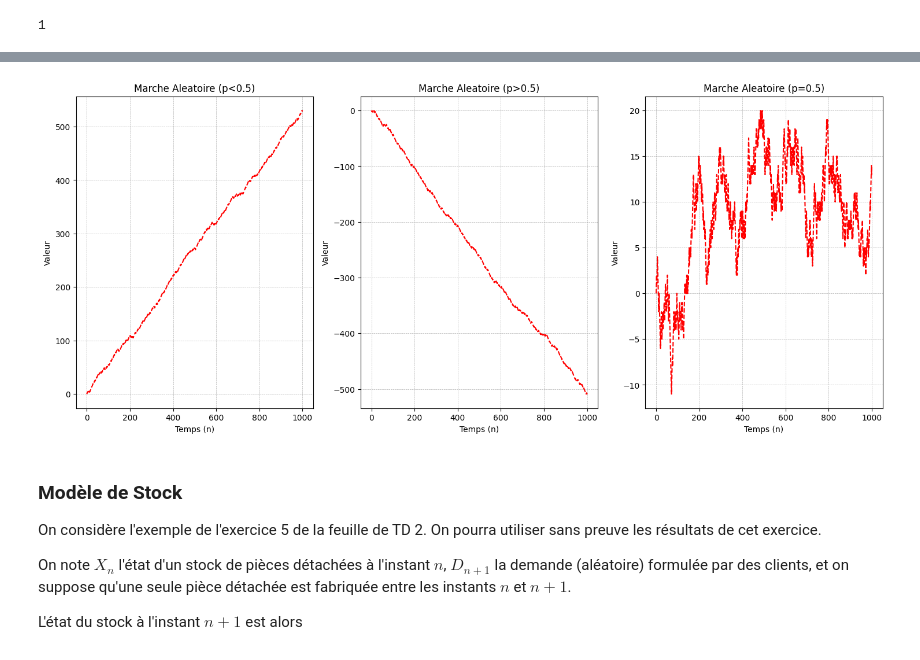
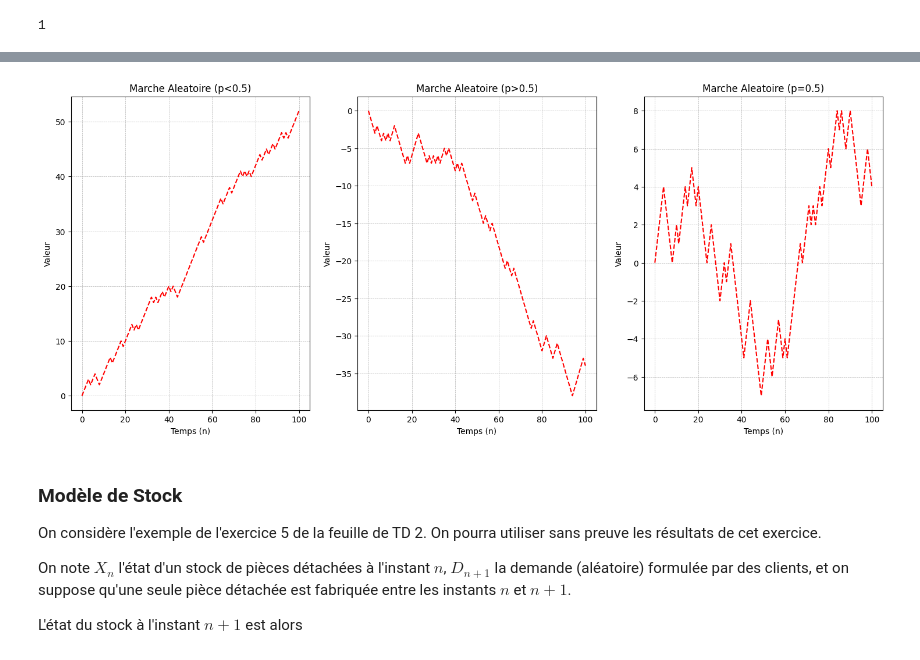
Before and after one commit to Tysonn2605/data-insat-tyson, a Jupyter notebook: notebooks/TP-Markov-sujet-25-26.ipynb, the cells around one changed output, grey strips where cells are left out. Saved outputs shown, nothing was run; the diff lists cells and outputs as text; code cells hidden in the pictures.

```diff
--- a/notebooks/TP-Markov-sujet-25-26.ipynb
+++ b/notebooks/TP-Markov-sujet-25-26.ipynb
@@ -649,26 +649,26 @@ print(marcheAleatoire(1/2, 10))
 # %%
 def plotMarcheAleatoire(p, n):
     pi_arr = []
     for i in range(3):
         pi_arr.append(marcheAleatoire(p[i], n))
 
     fig, axs = plt.subplots(1, 3, figsize=(18, 7))
 
     title = ["Marche Aleatoire (p<0.5)", "Marche Aleatoire (p>0.5)", "Marche Aleatoire (p=0.5)"]
     x_ax = range(n+1)
 
     for i in range(3):
         axs[i].plot(x_ax, pi_arr[i], color='red', ls='--')
         axs[i].set_title(title[i])
         axs[i].set_xlabel("Temps (n)")
         axs[i].set_ylabel("Valeur")
         axs[i].grid(True, ls='--', lw=0.5)
 
     plt.show()
 
-plotMarcheAleatoire([1/4, 3/4, 1/2], 1000)
+plotMarcheAleatoire([1/4, 3/4, 1/2], 100)
 # %% [output]
-[figure, old version]
+[figure, new version]
 # %% [markdown]
 ### Modèle de Stock
 
```
Also changed, not shown: parts of 12 cells of this notebook.
